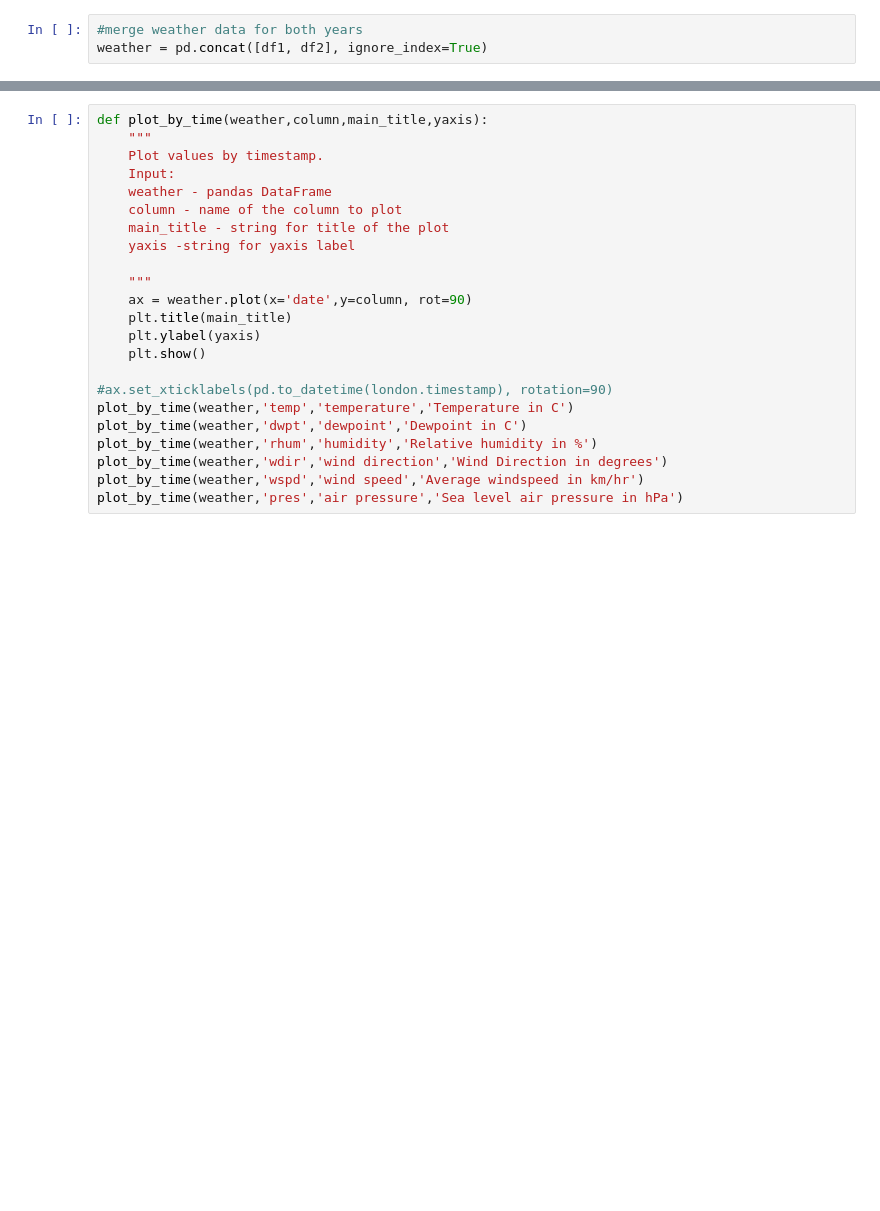
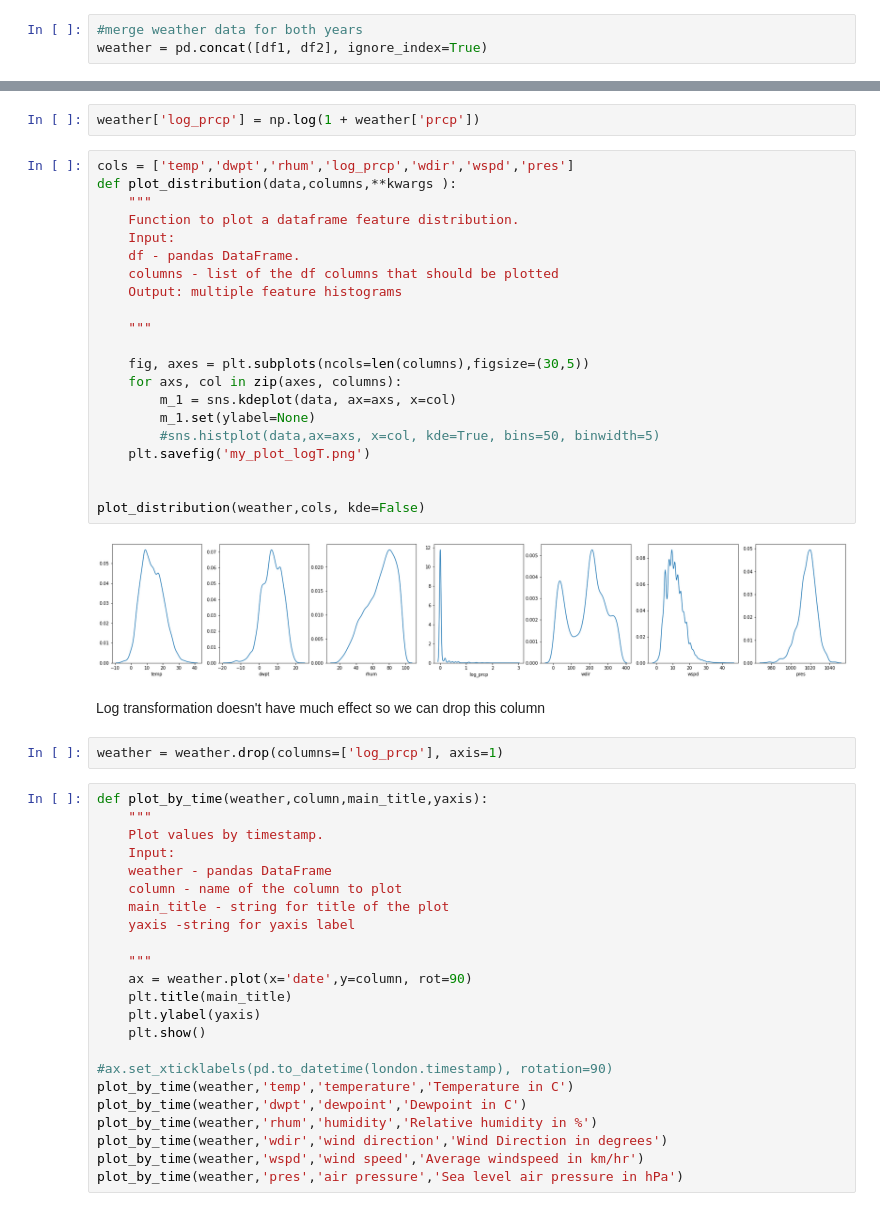
Before and after one commit to harshitshangari/Python_DS_Project, a Jupyter notebook: EDA.ipynb, the cells around one changed output, grey strips where cells are left out. Cells and saved outputs as stored; diff of their text form; blank space fills up the shorter version.

```diff
--- a/EDA.ipynb
+++ b/EDA.ipynb
@@ -308,3 +413,32 @@ weather = pd.concat([df1, df2], ignore_index=True)
+# %%
+weather['log_prcp'] = np.log(1 + weather['prcp'])
+# %%
+cols = ['temp','dwpt','rhum','log_prcp','wdir','wspd','pres']
+def plot_distribution(data,columns,**kwargs ):
+    """
+    Function to plot a dataframe feature distribution.
+    Input:
+    df - pandas DataFrame.
+    columns - list of the df columns that should be plotted
+    Output: multiple feature histograms
+
+    """
+
+    fig, axes = plt.subplots(ncols=len(columns),figsize=(30,5))
+    for axs, col in zip(axes, columns):
+        m_1 = sns.kdeplot(data, ax=axs, x=col)
+        m_1.set(ylabel=None)
+        #sns.histplot(data,ax=axs, x=col, kde=True, bins=50, binwidth=5)
+    plt.savefig('my_plot_logT.png')
+
+
+plot_distribution(weather,cols, kde=False)
+# %% [output]
+[figure, added]
+# %% [markdown]
+Log transformation doesn't have much effect so we can drop this column
+# %%
+weather = weather.drop(columns=['log_prcp'], axis=1)
 # %%
 def plot_by_time(weather,column,main_title,yaxis):
     """
```
Also changed, not shown: parts of 26 cells of this notebook.
